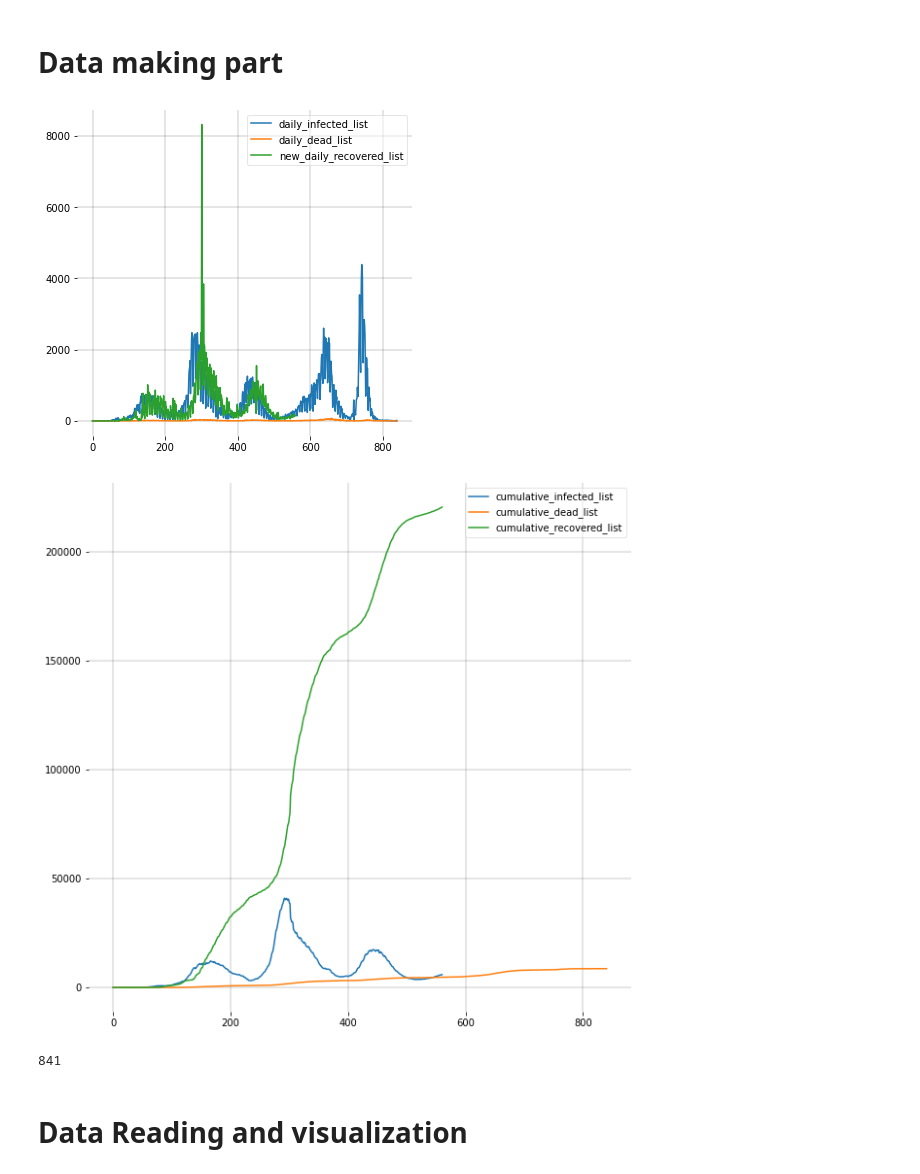
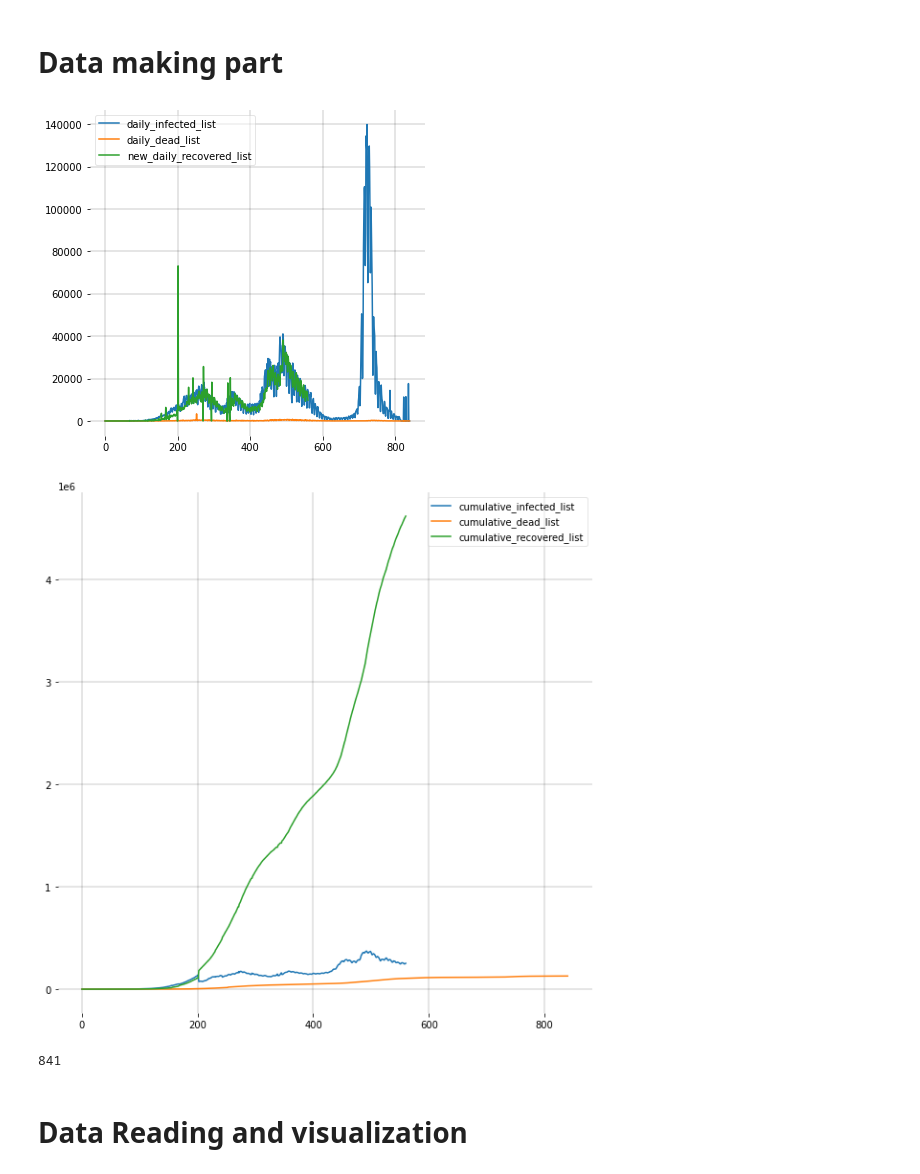
Before and after one commit to jhgoblue/covid-19-pbl, a Jupyter notebook: dinn-sird-baseline.ipynb, the cells around one changed output. Cells and saved outputs as stored; diff of their text form; code cells hidden in the pictures.

```diff
--- a/dinn-sird-baseline.ipynb
+++ b/dinn-sird-baseline.ipynb
@@ -55,7 +55,7 @@ for file_name in sorted_fnames:
     confirmed = 0
     recovered = 0
     for key,row in df.iterrows():
-        if key == 'Armenia':
+        if key == 'Argentina':
             deaths = deaths + row['Deaths']
             confirmed = confirmed + row['Confirmed']
             recovered = recovered + row['Recovered']
@@ -97,34 +97,34 @@ for spine in ('top', 'right', 'bottom', 'left'):
     ax.spines[spine].set_visible(False)
 plt.show();
 # %% [output]
-[figure, old version]
+[figure, new version]
 # %%
 # Making the SIDR list
-N = 2963900
+N = 45605826
 cumulative_susceptible_list = []
 for i in range(len(cumulative_recovered_list)):
     cumulative_infected_list[i]=(cumulative_infected_list[i] - cumulative_recovered_list[i]- cumulative_dead_list[i])
     cumulative_susceptible_list.append(N - cumulative_recovered_list[i] - cumulative_infected_list[i] - cumulative_dead_list[i])
 
 fig = plt.figure(figsize=(10,10))
 
 ax = fig.add_subplot(111, facecolor='#dddddd', axisbelow=True)
 ax.set_facecolor('xkcd:white')
 
 # plt.plot(cumulative_susceptible_list[:310], label = 'cumulative_susceptible_list')
 plt.plot(cumulative_infected_list, label = 'cumulative_infected_list')
 plt.plot(cumulative_dead_list, label = 'cumulative_dead_list')
 plt.plot(cumulative_recovered_list, label = 'cumulative_recovered_list')
 
 ax.grid(b=True, which='major', c='black', lw=0.2, ls='-')
 legend = ax.legend()
 legend.get_frame().set_alpha(0.5)
 for spine in ('top', 'right', 'bottom', 'left'):
     ax.spines[spine].set_visible(False)
 plt.show();
 print(len(cumulative_susceptible_list))
 # %% [output]
-[figure, old version]
+[figure, new version]
 841
 # %%
 #save as csv files
```
Also changed, not shown: parts of 8 cells of this notebook.
